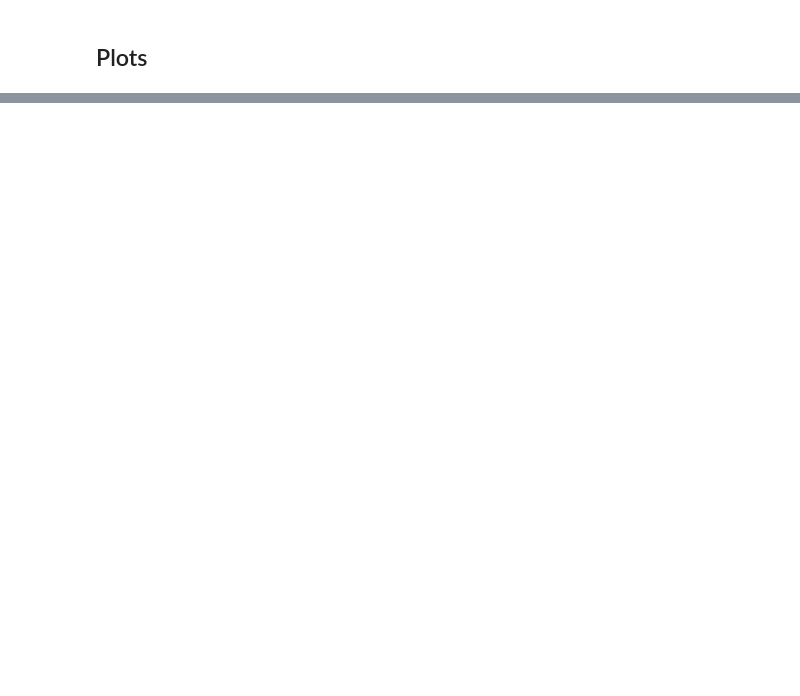
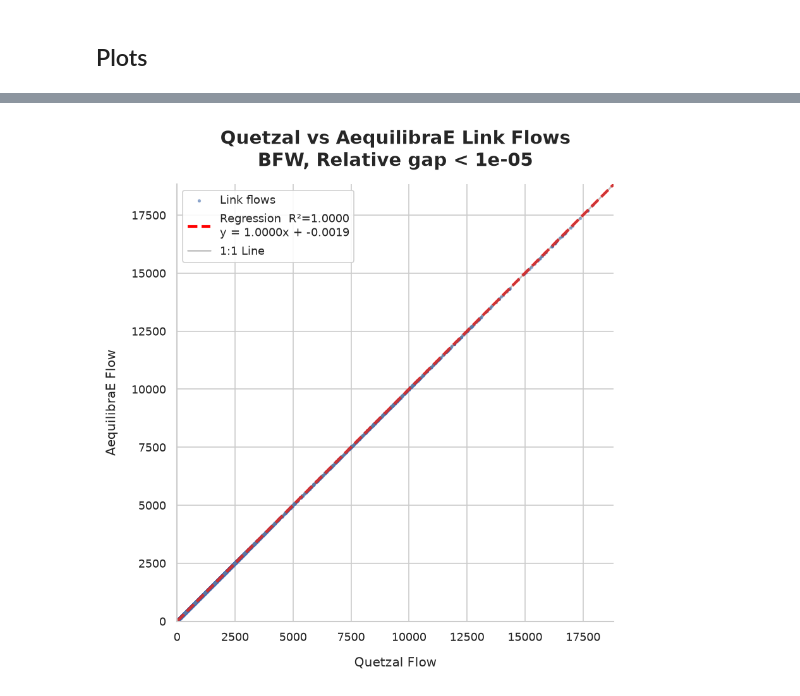
Before and after one commit to AequilibraE/atrf2026, a Jupyter notebook: benchmarks/chicago/benchmark.ipynb, the cells around one changed output, grey strips where cells are left out. Saved outputs shown, nothing was run; the diff lists cells and outputs as text; code cells hidden in the pictures; blank space fills up the shorter version.

```diff
--- a/benchmarks/chicago/benchmark.ipynb
+++ b/benchmarks/chicago/benchmark.ipynb
@@ -273,0 +37,11 @@ report = assig.report()
+# %%
+with Project(model_path) as project:
+    network = project.road.build_network(
+        fields=[time_field, "capacity", "b", "power", "distance"], modes=["c"]
+    )
+    demand = project.matrices.get_matrix("demand.omx", subset=["matrix"])
+
+print(f"AequilibraE {__version__}")
+print(
+    f"{len(network.links):,} links, {len(demand.index):,} zones, {demand['matrix'].sum():,.2f} trips"
+)
@@ -385,26 +310,17 @@ for target in [1e-4, 1e-5]:
 # %%
-def plot_flow_comparison(
-    sm,
-    aeq_results,
-    method,
-):
+def plot_flow_comparison(quetzal_flows, aeq_flows, method, tolerance):
     sns.set_theme(style="whitegrid", context="paper")
 
     fig, ax = plt.subplots(figsize=(8, 6), dpi=150)
 
-    quetzal_results = sm.road_links["flow"]
-
-    x_data = quetzal_results
-    y_data = aeq_results.loc[quetzal_results.index, "PCE_tot"]
-
-    ax.scatter(x_data, y_data, alpha=0.5, s=3, label="Link flows")
+    ax.scatter(quetzal_flows, aeq_flows, alpha=0.5, s=3, label="Link flows")
 
     limit = max(*ax.get_xlim(), *ax.get_ylim())
 
     ax.set_xlim(left=0)
     ax.set_ylim(bottom=0)
 
-    regression = linregress(x_data, y_data)
+    regression = linregress(quetzal_flows, aeq_flows)
     x_line = np.array([0, limit])
     y_line = regression.intercept + regression.slope * x_line
     ax.plot(
@@ -416,31 +332,43 @@ def plot_flow_comparison(
         color="red",
     )
 
     ax.plot(
         [0, limit],
         [0, limit],
         linestyle="-",
         color="grey",
         alpha=0.5,
         label="1:1 Line",
     )
 
     ax.set_xlabel("Quetzal Flow", labelpad=10)
     ax.set_ylabel("AequilibraE Flow", labelpad=10)
     ax.set_title(
         f"Quetzal vs AequilibraE Link Flows\n{method.upper()}, Relative gap < {tolerance}",
         pad=14,
         fontweight="bold",
         fontsize=14,
     )
 
     ax.legend(frameon=True, framealpha=0.9, edgecolor="0.8", loc="upper left")
     sns.despine(left=False, bottom=False)
 
     ax.set_aspect("equal", adjustable="box")
 
     plt.tight_layout()
     plt.show()
 
 
-plot_flow_comparison(sm, assig.results(), method)
+quetzal_results = sm.road_links["flow"]
+matched_flows = aeq_flows.loc[sm.road_links["link_id"], ["matrix_ab", "matrix_ba"]]
+aeq_results = pd.Series(
+    np.where(
+        sm.road_links["link_direction"].eq(1),
+        matched_flows["matrix_ab"],
+        matched_flows["matrix_ba"],
+    ),
+    index=quetzal_results.index,
+)
+plot_flow_comparison(quetzal_results, aeq_results, method, tolerance)
+# %% [output]
+[figure, added]
```
Also changed, not shown: parts of 48 cells of this notebook, 2 other files.
